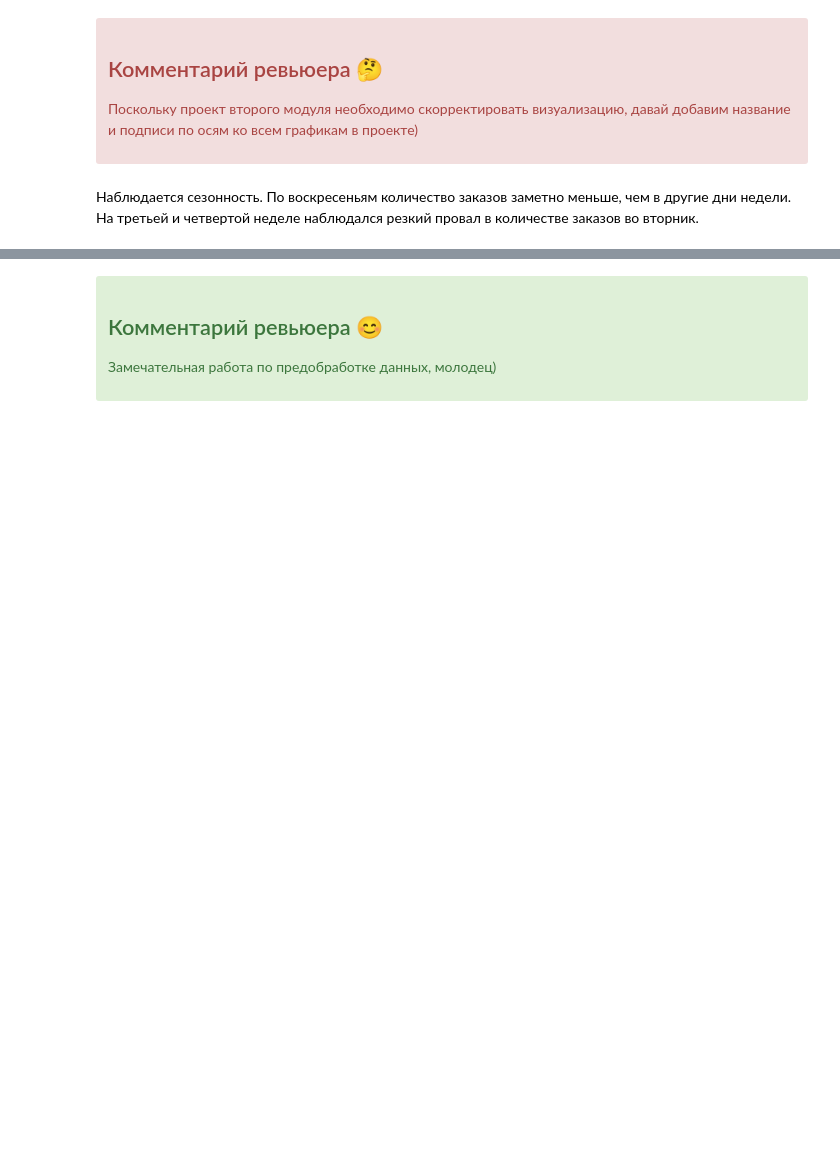
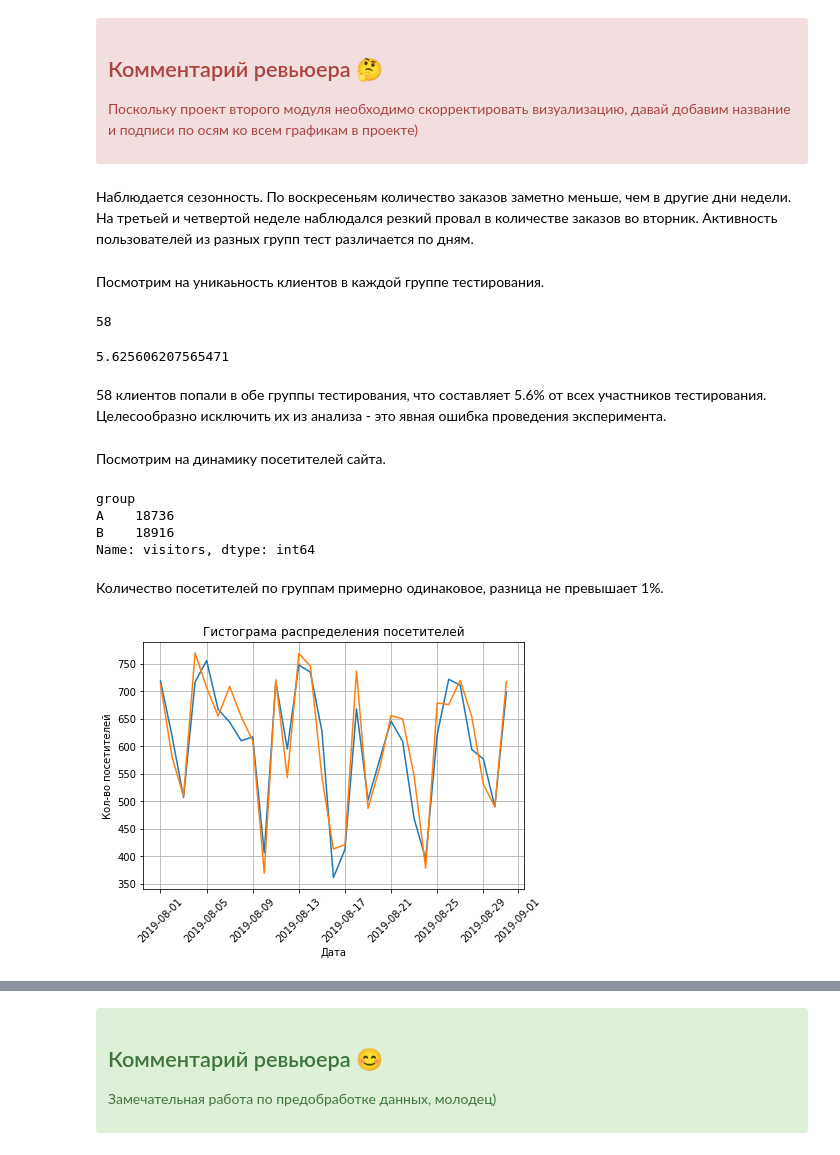
Before and after one commit to zokham/Portfolio, a Jupyter notebook: AB_test_YP/zokham_AB_test_YP.ipynb, the cells around one changed output, grey strips where cells are left out. Saved outputs shown, nothing was run; the diff lists cells and outputs as text; code cells hidden in the pictures; blank space fills up the shorter version.

```diff
--- a/AB_test_YP/zokham_AB_test_YP.ipynb
+++ b/AB_test_YP/zokham_AB_test_YP.ipynb
@@ -423,4 +581,50 @@ orders['date'].hist(bins=31)
 
 Поскольку проект второго модуля необходимо скорректировать визуализацию, давай добавим название и подписи по осям ко всем графикам в проекте)
 # %% [markdown]
-Наблюдается сезонность. По воскресеньям количество заказов заметно меньше, чем в другие дни недели. На третьей и четвертой неделе наблюдался резкий провал в количестве заказов во вторник.
+Наблюдается сезонность. По воскресеньям количество заказов заметно меньше, чем в другие дни недели. На третьей и четвертой неделе наблюдался резкий провал в количестве заказов во вторник. Активность пользователей из разных групп тест различается по дням.
+# %% [markdown]
+Посмотрим на уникаьность клиентов в каждой группе тестирования.
+# %%
+common_users = set(orders.query('group == "A"')['visitorId']).intersection(orders.query('group == "B"')['visitorId'])
+common_users = list(common_users)
+common_users = pd.Series(common_users)
+common_users.count()
+# %% [output]
+58
+# %%
+common_users.count()/orders['visitorId'].nunique()*100
+# %% [output]
+5.625606207565471
+# %% [markdown]
+58 клиентов попали в обе группы тестирования, что составляет 5.6% от всех участников тестирования. Целесообразно исключить их из анализа - это явная ошибка проведения эксперимента.
+# %% [markdown]
+Посмотрим на динамику посетителей сайта.
+# %%
+visitors.groupby('group')['visitors'].sum()
+# %% [output]
+group
+A    18736
+B    18916
+Name: visitors, dtype: int64
+# %% [markdown]
+Количество посетителей по группам примерно одинаковое, разница не превышает 1%.
+# %%
+# задаём размер сетки для графиков
+plt.figure(figsize=(15, 10))
+
+ax1 = plt.subplot(2,2, 1)
+
+ax1.plot(visitors.query('group == "A"')['date'], visitors.query('group == "A"')['visitors'])
+ax1.plot(visitors.query('group == "B"')['date'], visitors.query('group == "B"')['visitors'])
+#visitors['visitors'].plot(kind='line', ax=ax1)
+
+# подписываем ось ОХ и наименование графика
+plt.title(f'Гистограма распределения посетителей')
+plt.xlabel('Дата')
+plt.ylabel('Кол-во посетителей')
+plt.xticks(rotation = 45)
+plt.grid(True)
+
+plt.show()
+# %% [output]
+[figure, added]
```
Also changed, not shown: parts of 29 cells of this notebook.
